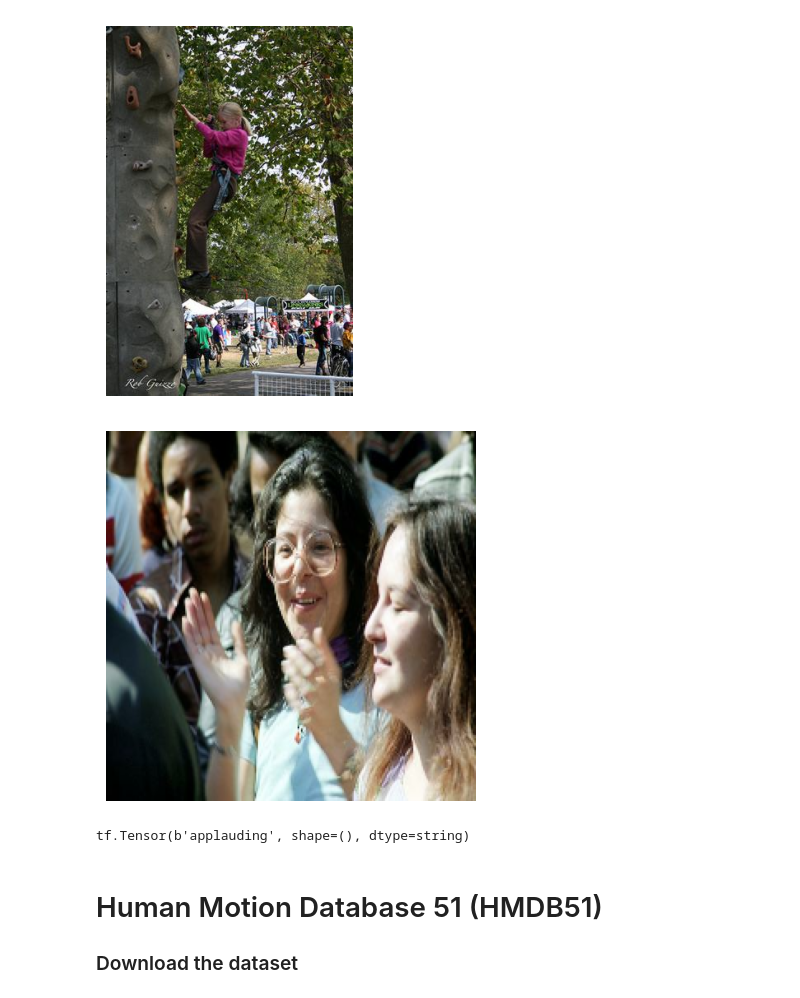
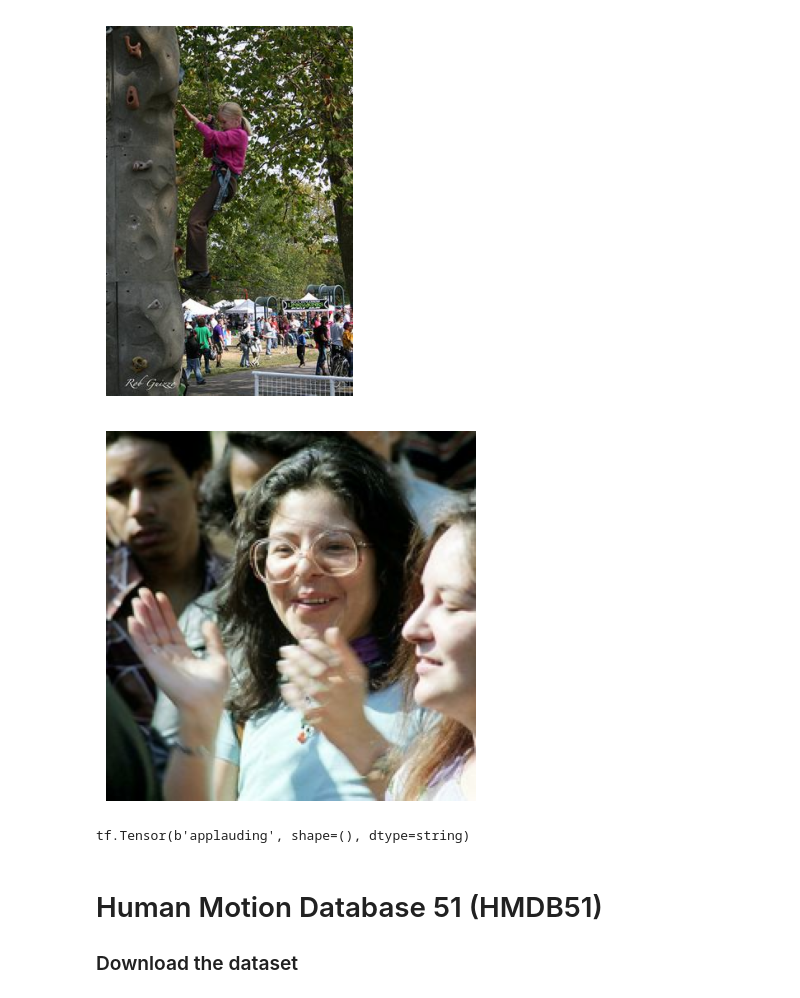
Before and after one commit to MeneerPluk/MCVAssignment5, a Jupyter notebook: Assignment_5.ipynb, the cells around one changed output. Cells and saved outputs as stored; diff of their text form; code cells hidden in the pictures.

Commit message:
images are now square cropped and normalized

```diff
--- a/Assignment_5.ipynb
+++ b/Assignment_5.ipynb
@@ -110,27 +110,28 @@ An image with the label - 1
 # %%
 import tensorflow as tf
 
 path_files = []
 for f in all_files:
     path_files.append(f'Stanford40/JPEGImages/{f}')
 
 stanford = tf.data.Dataset.from_tensor_slices((path_files, all_labels))
 
 def _parse_function(filename, label):
     image_string = tf.io.read_file(filename)
     image_decoded = tf.image.decode_jpeg(image_string)
-    image_resized = tf.image.resize(image_decoded, [224, 224])
+    image_resized = tf.keras.preprocessing.image.smart_resize(image_decoded, [224,224])
+    image_resized = image_resized / 255
     return image_resized, label
 
 stanford = stanford.map(_parse_function)
 
 for im, lb in stanford.take(1):
-    plt.imshow(im.numpy() / 255)
+    plt.imshow(im.numpy())
     plt.axis('off')
     plt.show()
     print(lb)
 # %% [output]
-[figure, old version]
+[figure, new version]
 tf.Tensor(b'applauding', shape=(), dtype=string)
 # %% [markdown]
 # Human Motion Database 51 (HMDB51)
```
